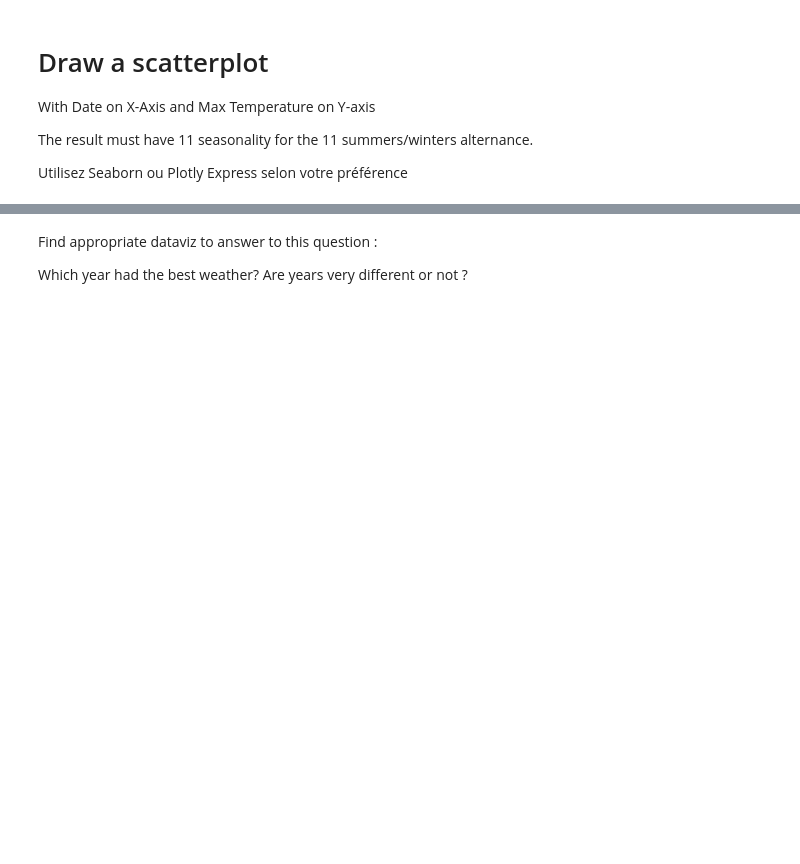
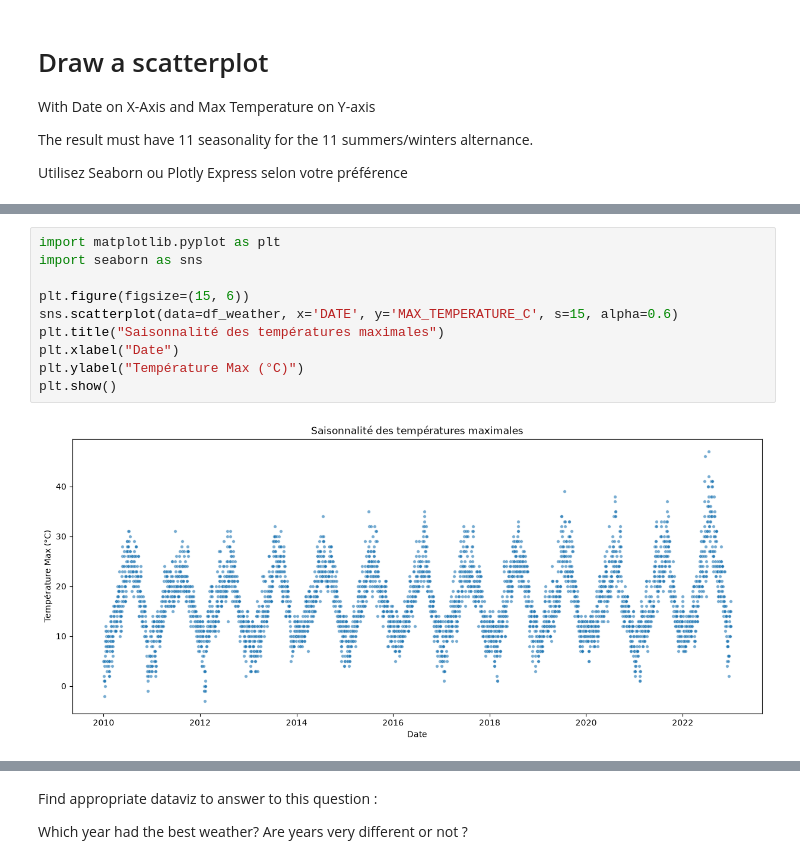
Before and after one commit to DorotheeCatry/python-basics-simplon, a Jupyter notebook: challenge/Python_2.24_missing_values.ipynb, the cells around one changed output, grey strips where cells are left out. Drawn from its saved outputs; the diff is of its cells as text; blank space fills up the shorter version.

```diff
--- a/challenge/Python_2.24_missing_values.ipynb
+++ b/challenge/Python_2.24_missing_values.ipynb
@@ -266,0 +316,12 @@ Utilisez Seaborn ou Plotly Express selon votre préférence
+# %%
+import matplotlib.pyplot as plt
+import seaborn as sns
+
+plt.figure(figsize=(15, 6))
+sns.scatterplot(data=df_weather, x='DATE', y='MAX_TEMPERATURE_C', s=15, alpha=0.6)
+plt.title("Saisonnalité des températures maximales")
+plt.xlabel("Date")
+plt.ylabel("Température Max (°C)")
+plt.show()
+# %% [output]
+[figure, added]
```
Also changed, not shown: parts of 17 cells of this notebook, 3 other files.
